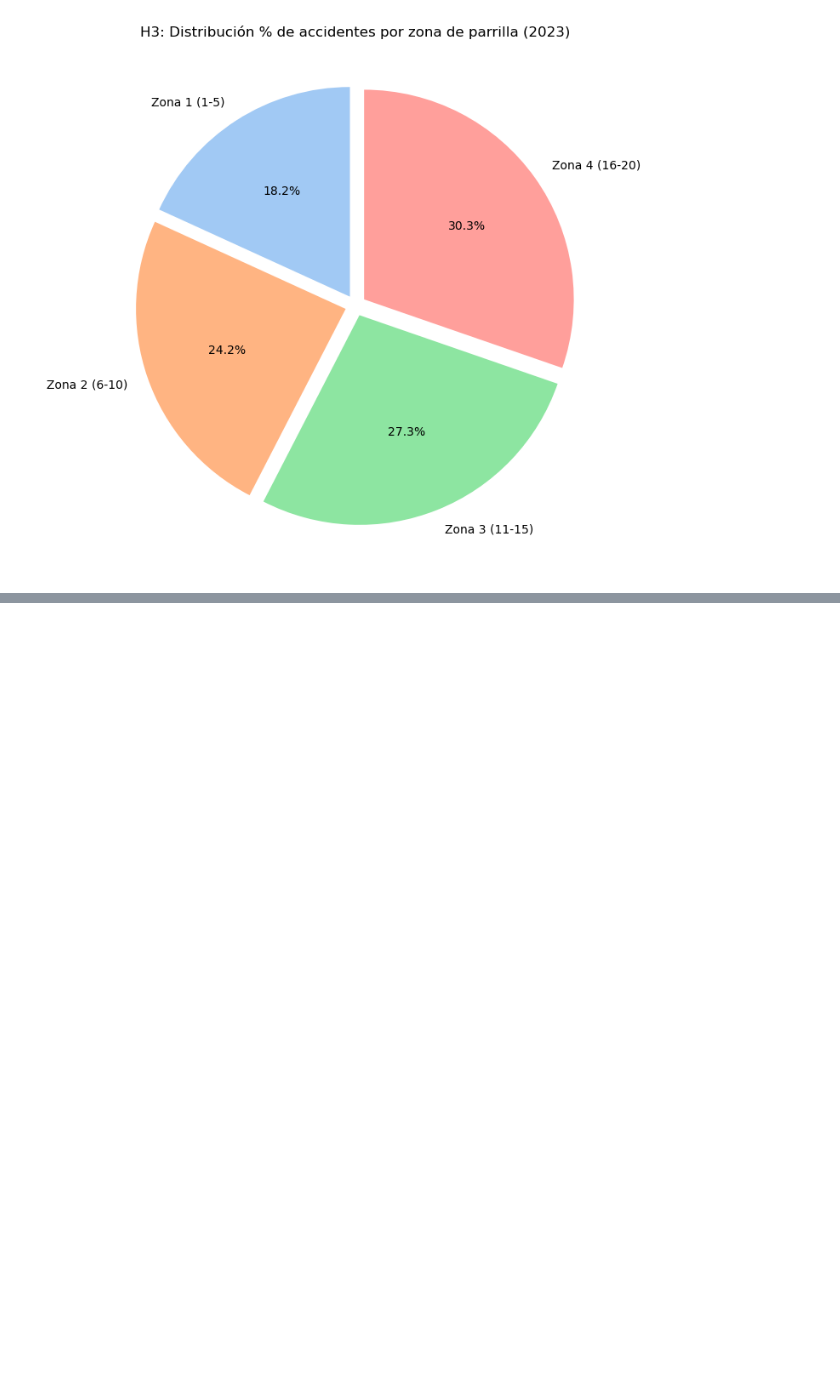
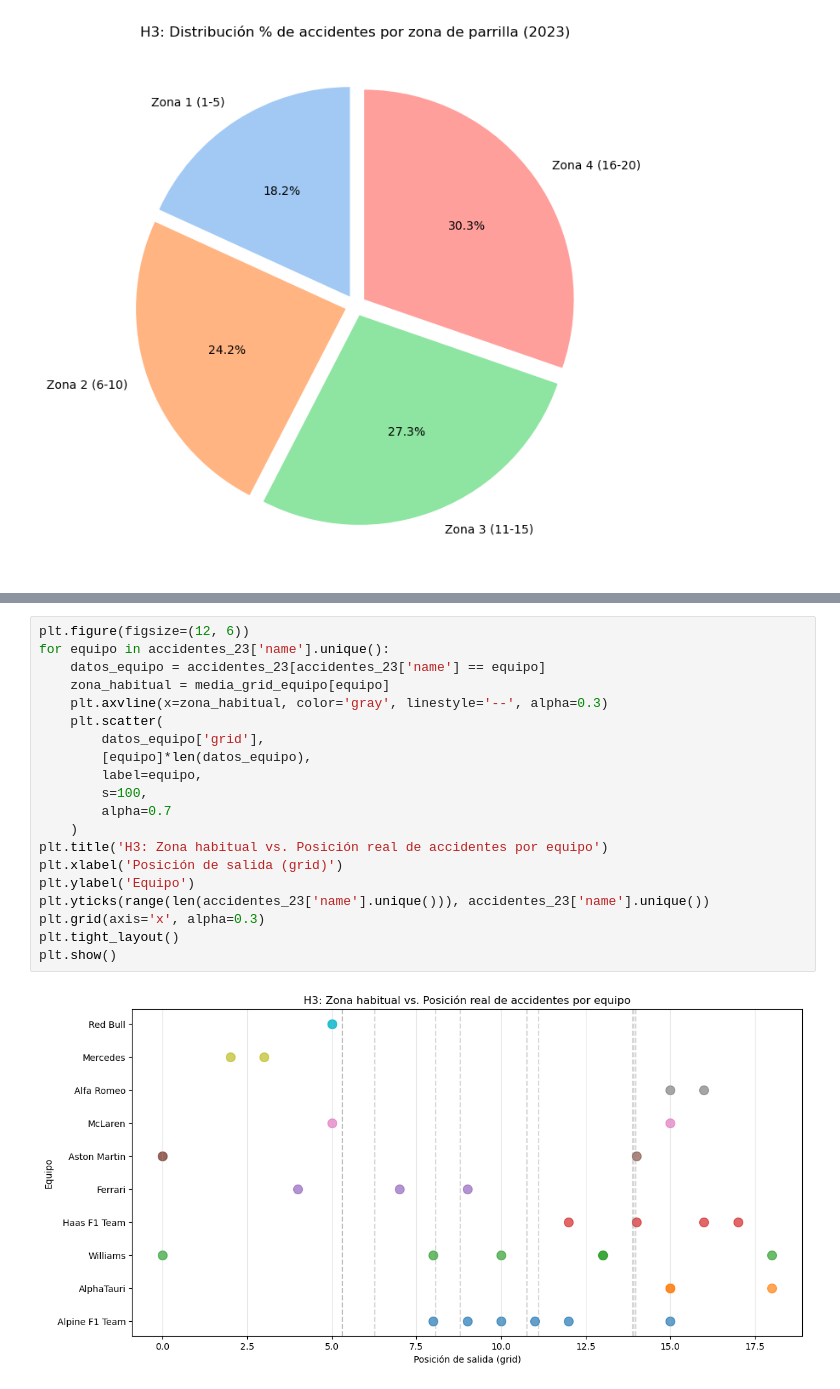
Before and after one commit to BorjaBG/EDA_F1, a Jupyter notebook: notebooks/hipotesis 3.ipynb, the cells around one changed output, grey strips where cells are left out. Saved outputs shown, nothing was run; the diff lists cells and outputs as text; blank space fills up the shorter version.

```diff
--- a/notebooks/hipotesis 3.ipynb
+++ b/notebooks/hipotesis 3.ipynb
@@ -324,0 +415,22 @@ plt.show()
+# %%
+plt.figure(figsize=(12, 6))
+for equipo in accidentes_23['name'].unique():
+    datos_equipo = accidentes_23[accidentes_23['name'] == equipo]
+    zona_habitual = media_grid_equipo[equipo]
+    plt.axvline(x=zona_habitual, color='gray', linestyle='--', alpha=0.3)
+    plt.scatter(
+        datos_equipo['grid'],
+        [equipo]*len(datos_equipo),
+        label=equipo,
+        s=100,
+        alpha=0.7
+    )
+plt.title('H3: Zona habitual vs. Posición real de accidentes por equipo')
+plt.xlabel('Posición de salida (grid)')
+plt.ylabel('Equipo')
+plt.yticks(range(len(accidentes_23['name'].unique())), accidentes_23['name'].unique())
+plt.grid(axis='x', alpha=0.3)
+plt.tight_layout()
+plt.show()
+# %% [output]
+[figure, added]
```
Also changed, not shown: parts of 10 cells of this notebook.
